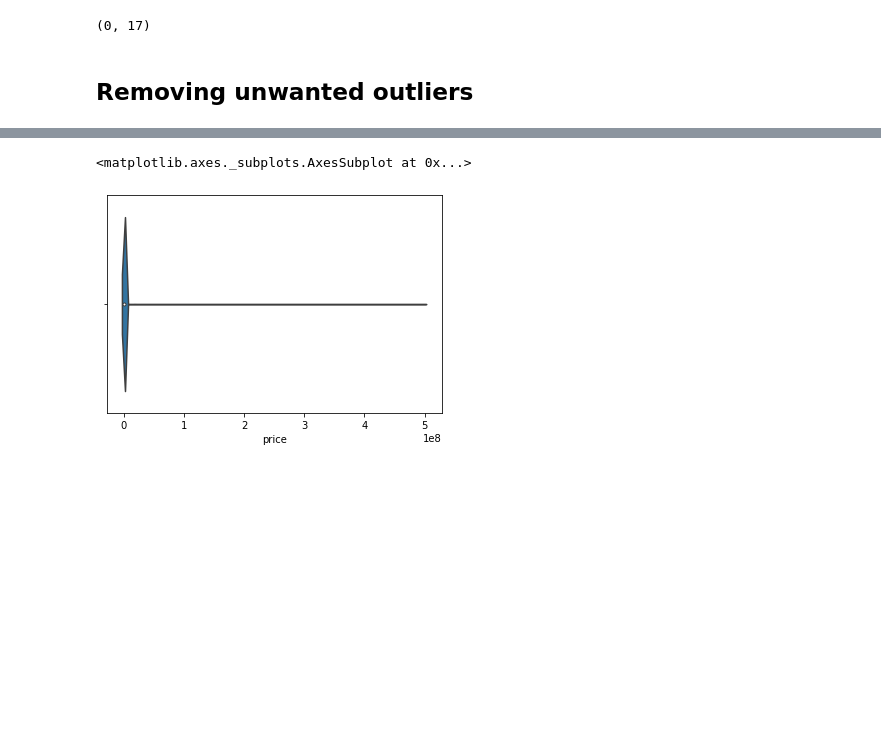
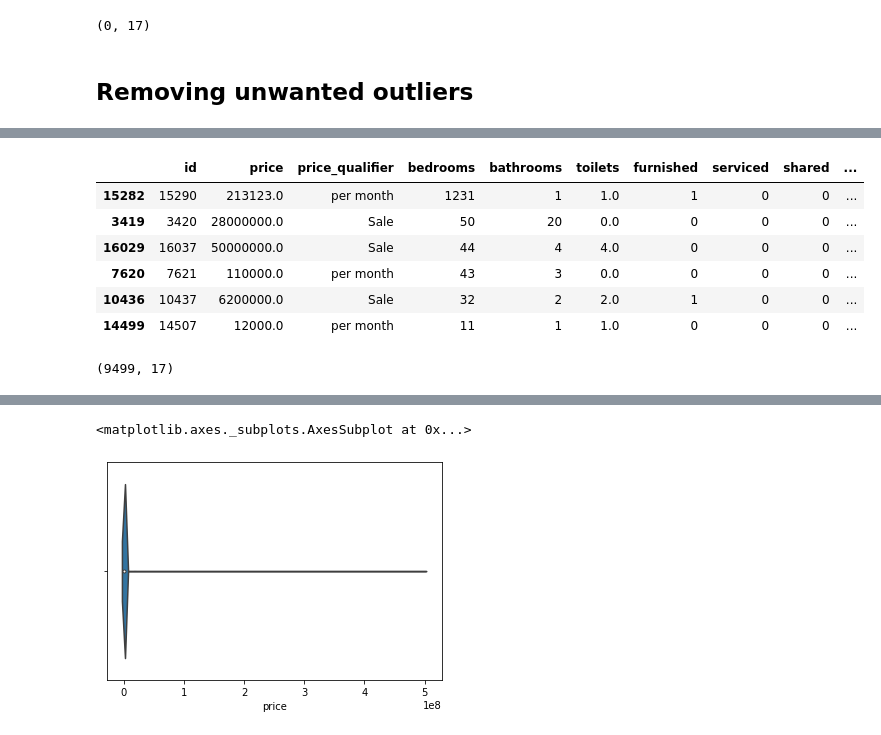
Before and after one commit to Ian-Ibrahim/project_ICS, a Jupyter notebook: Anna/data_cleaning.ipynb, the cells around one changed output, grey strips where cells are left out. Cells and saved outputs as stored; diff of their text form; code cells hidden in the pictures; blank space fills up the shorter version.

```diff
--- a/Anna/data_cleaning.ipynb
+++ b/Anna/data_cleaning.ipynb
@@ -339,0 +351,16 @@ df_sale=df[df.category=='For Sale']
+# %%
+df.loc[(df['bedrooms']>10)].sort_values(by='bedrooms',ascending=False).head(10)
+# %% [output]
+|  | id | price | price_qualifier | bedrooms | bathrooms | toilets | furnished | serviced | shared | ... |
+| 15282 | 15290 | 213123.0 | per month | 1231 | 1 | 1.0 | 1 | 0 | 0 | ... |
+| 3419 | 3420 | 28000000.0 | Sale | 50 | 20 | 0.0 | 0 | 0 | 0 | ... |
+| 16029 | 16037 | 50000000.0 | Sale | 44 | 4 | 4.0 | 0 | 0 | 0 | ... |
+| 7620 | 7621 | 110000.0 | per month | 43 | 3 | 0.0 | 0 | 0 | 0 | ... |
+| 10436 | 10437 | 6200000.0 | Sale | 32 | 2 | 2.0 | 1 | 0 | 0 | ... |
+| 14499 | 14507 | 12000.0 | per month | 11 | 1 | 1.0 | 0 | 0 | 0 | ... |
+# %%
+#remove properties with more than 10
+df = df[df.bedrooms <= 10]
+df.shape
+# %% [output]
+(9499, 17)
```
Also changed, not shown: parts of 27 cells of this notebook.
